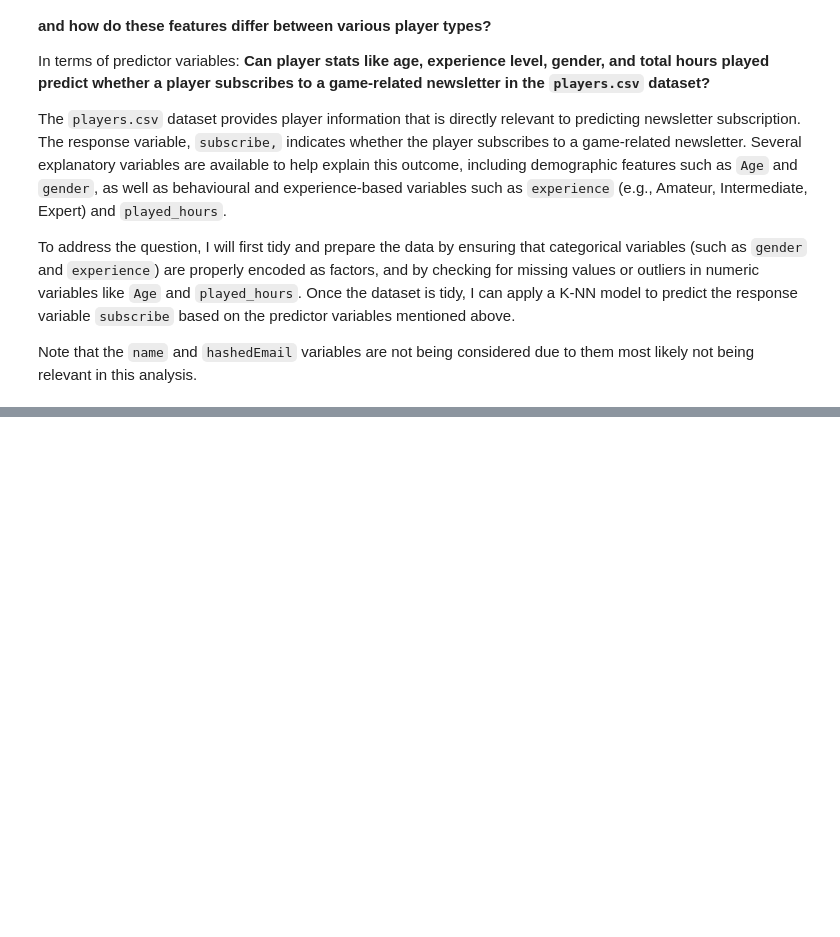
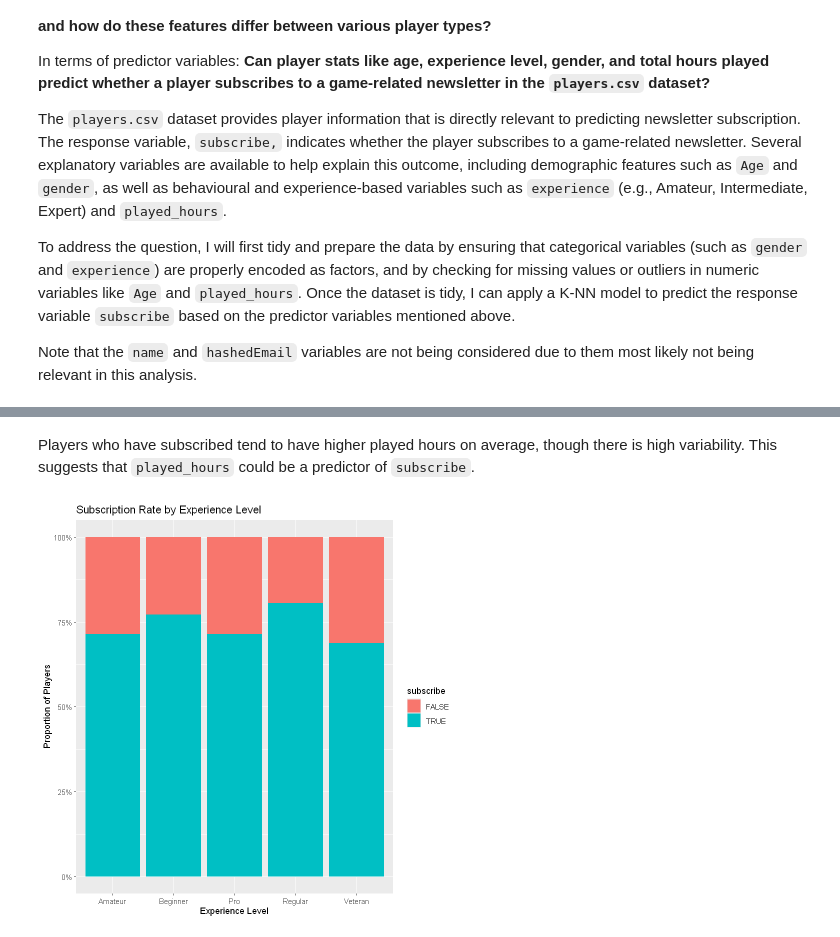
Before and after one commit to hanson777/dsci-100-individual-planning-stage, a Jupyter notebook: main.ipynb, the cells around one changed output, grey strips where cells are left out. Cells and saved outputs as stored; diff of their text form; code cells hidden in the pictures; blank space fills up the shorter version.

````diff
--- a/main.ipynb
+++ b/main.ipynb
@@ -191,0 +227,13 @@
+# %% [markdown]
+Players who have subscribed tend to have higher played hours on average, though there is high variability. This suggests that ```played_hours``` could be a predictor of ```subscribe```.
+# %%
+ggplot(players, aes(x = experience, fill = subscribe)) +
+  geom_bar(position = "fill") +
+  labs(
+    title = "Subscription Rate by Experience Level",
+    x = "Experience Level",
+    y = "Proportion of Players"
+  ) +
+  scale_y_continuous(labels = scales::percent)
+# %% [output]
+[figure, added]
````
Also changed, not shown: parts of 9 cells of this notebook.
